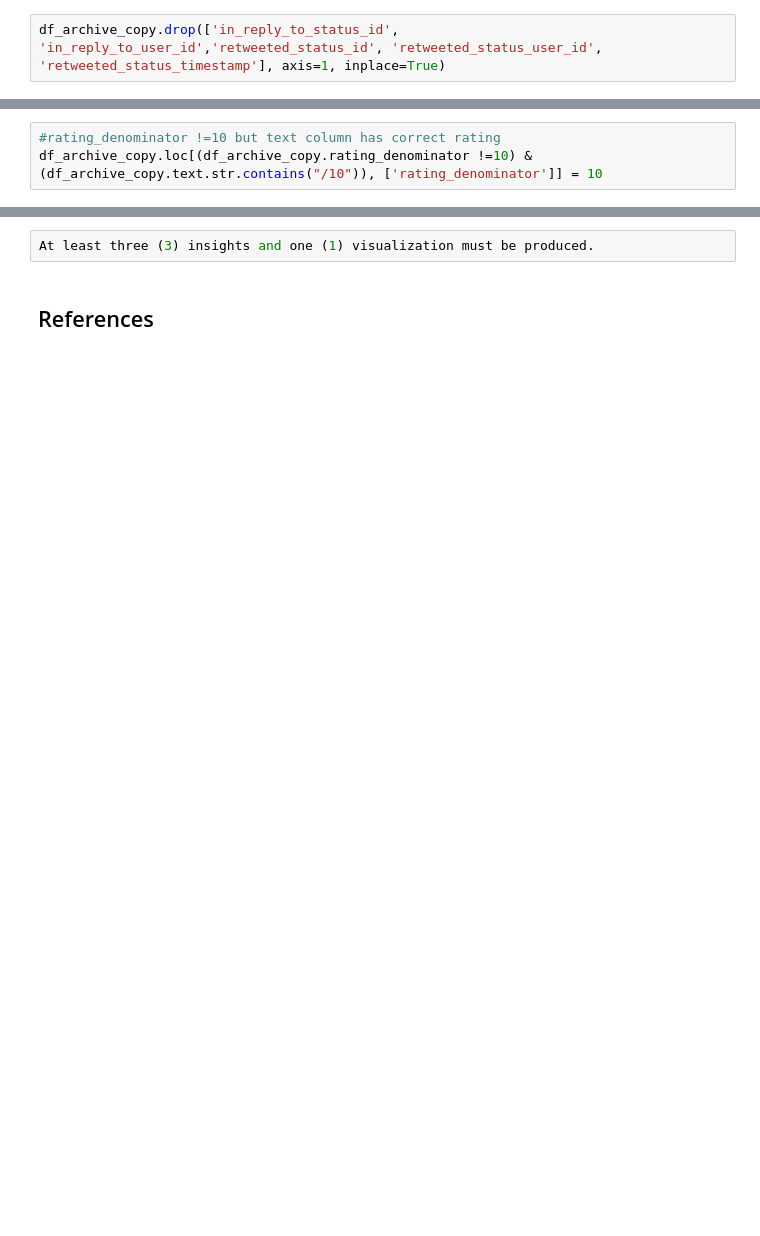
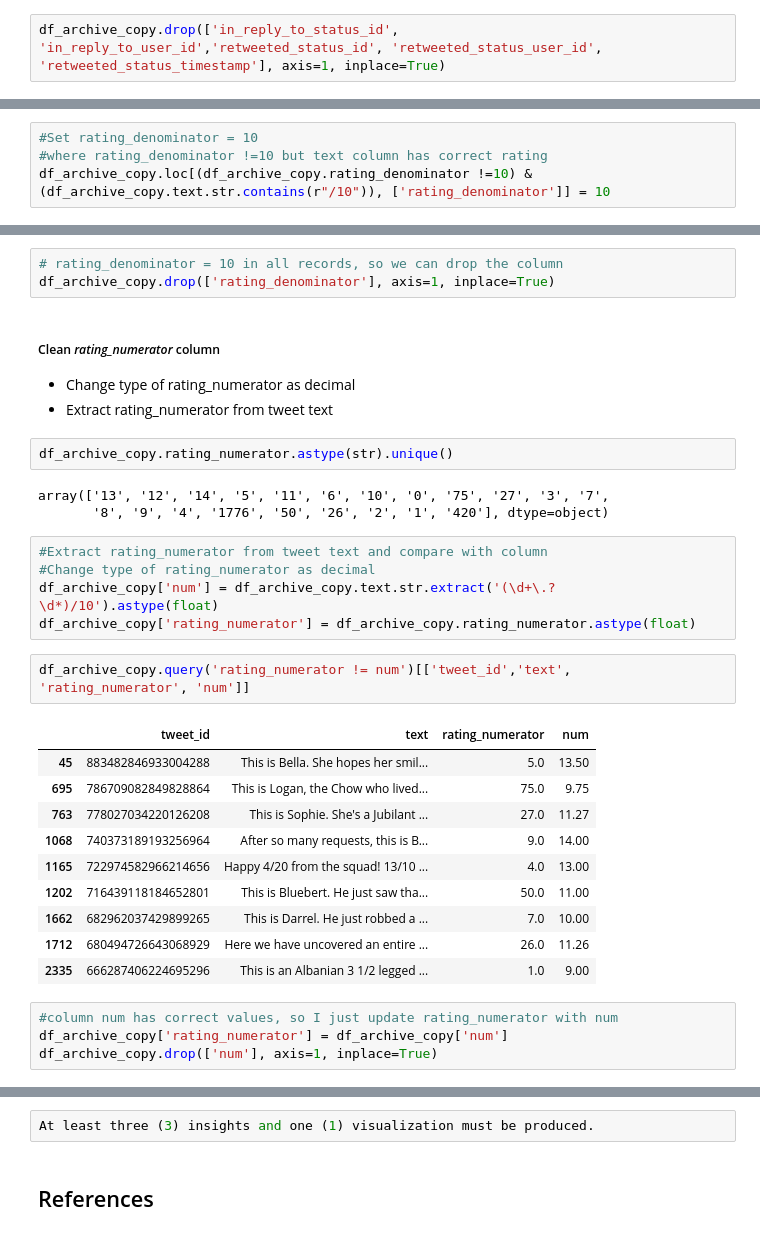
Before and after one commit to amr9410/PythonDataWrangling, a Jupyter notebook: wrangle_act.ipynb, the cells around one changed output, grey strips where cells are left out. Saved outputs shown, nothing was run; the diff lists cells and outputs as text; blank space fills up the shorter version.

```diff
--- a/wrangle_act.ipynb
+++ b/wrangle_act.ipynb
@@ -451,3 +458,0 @@ df_archive_copy[df_archive_copy.rating_denominator !=10]
-# %%
-#rating_denominator !=10 but text column has correct rating
-df_archive_copy.loc[(df_archive_copy.rating_denominator !=10) & (df_archive_copy.text.str.contains("/10")), ['rating_denominator']] = 10
@@ -470,0 +473,4 @@ Store the clean DataFrame(s) in a CSV file with the main one named twitter_archi
+# %%
+#Set rating_denominator = 10
+#where rating_denominator !=10 but text column has correct rating
+df_archive_copy.loc[(df_archive_copy.rating_denominator !=10) & (df_archive_copy.text.str.contains(r"/10")), ['rating_denominator']] = 10
@@ -470,0 +494,34 @@ Store the clean DataFrame(s) in a CSV file with the main one named twitter_archi
+# %%
+# rating_denominator = 10 in all records, so we can drop the column
+df_archive_copy.drop(['rating_denominator'], axis=1, inplace=True)
+# %% [markdown]
+##### Clean *rating_numerator* column
+- Change type of rating_numerator as decimal
+- Extract rating_numerator from tweet text
+# %%
+df_archive_copy.rating_numerator.astype(str).unique()
+# %% [output]
+array(['13', '12', '14', '5', '11', '6', '10', '0', '75', '27', '3', '7',
+       '8', '9', '4', '1776', '50', '26', '2', '1', '420'], dtype=object)
+# %%
+#Extract rating_numerator from tweet text and compare with column
+#Change type of rating_numerator as decimal
+df_archive_copy['num'] = df_archive_copy.text.str.extract('(\d+\.?\d*)/10').astype(float)
+df_archive_copy['rating_numerator'] = df_archive_copy.rating_numerator.astype(float)
+# %%
+df_archive_copy.query('rating_numerator != num')[['tweet_id','text', 'rating_numerator', 'num']]
+# %% [output]
+|  | tweet_id | text | rating_numerator | num |
+| 45 | 883482846933004288 | This is Bella. She hopes her smil... | 5.0 | 13.50 |
+| 695 | 786709082849828864 | This is Logan, the Chow who lived... | 75.0 | 9.75 |
+| 763 | 778027034220126208 | This is Sophie. She's a Jubilant ... | 27.0 | 11.27 |
+| 1068 | 740373189193256964 | After so many requests, this is B... | 9.0 | 14.00 |
+| 1165 | 722974582966214656 | Happy 4/20 from the squad! 13/10 ... | 4.0 | 13.00 |
+| 1202 | 716439118184652801 | This is Bluebert. He just saw tha... | 50.0 | 11.00 |
+| 1662 | 682962037429899265 | This is Darrel. He just robbed a ... | 7.0 | 10.00 |
+| 1712 | 680494726643068929 | Here we have uncovered an entire ... | 26.0 | 11.26 |
+| 2335 | 666287406224695296 | This is an Albanian 3 1/2 legged ... | 1.0 | 9.00 |
+# %%
+#column num has correct values, so I just update rating_numerator with num
+df_archive_copy['rating_numerator'] = df_archive_copy['num']
+df_archive_copy.drop(['num'], axis=1, inplace=True)
```
Also changed, not shown: parts of 99 cells of this notebook.
